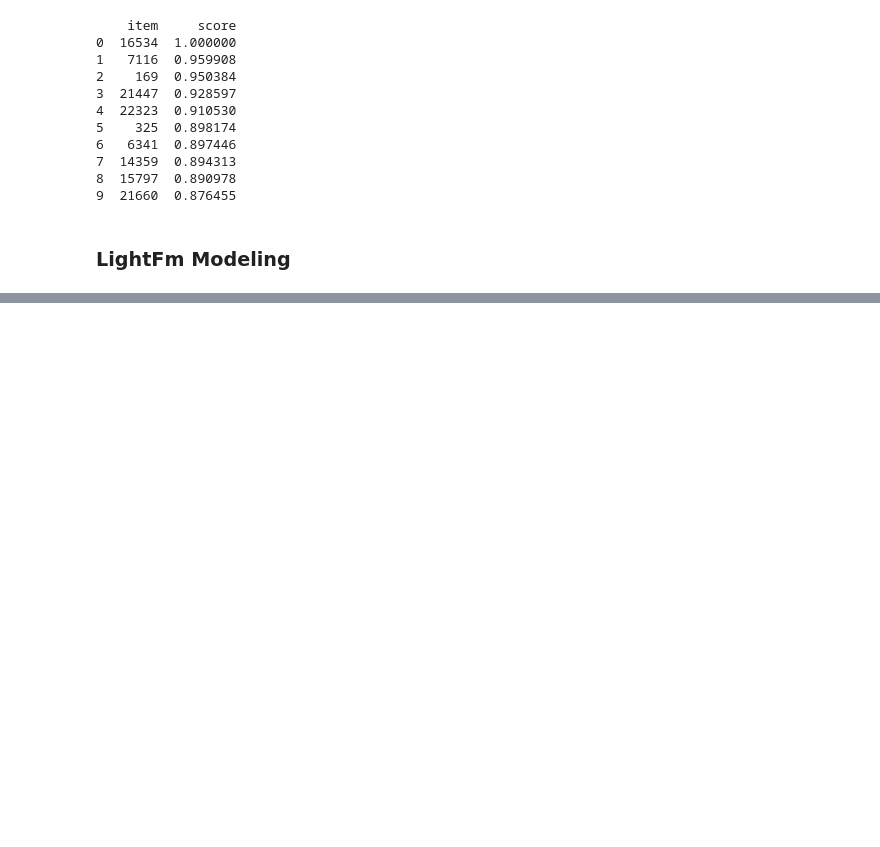
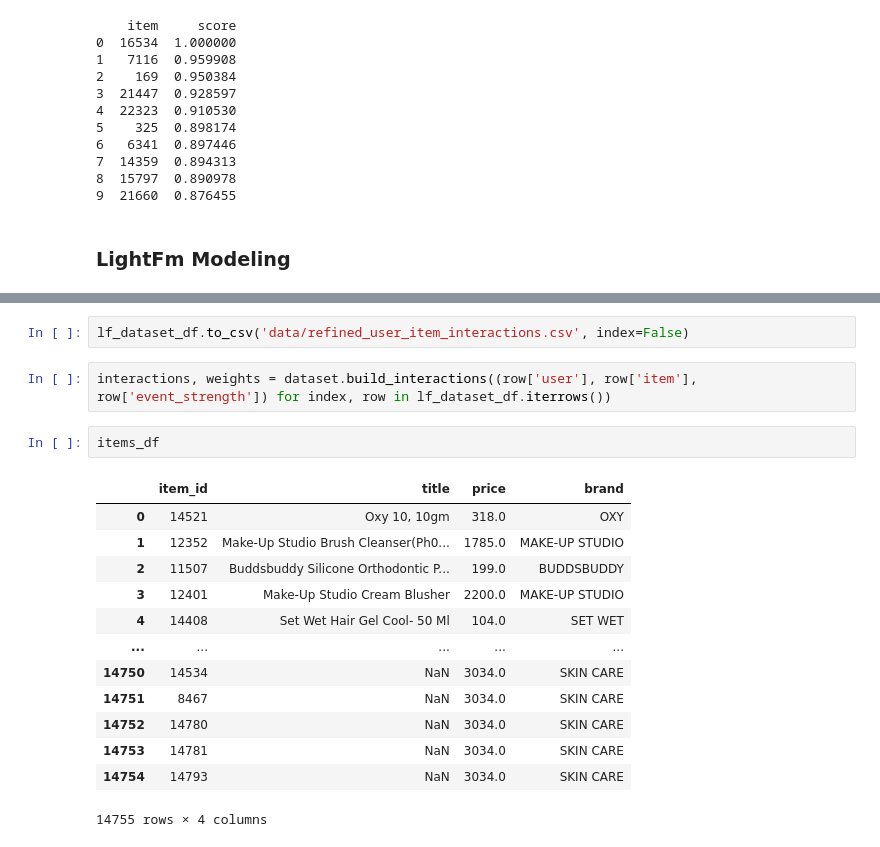
Before and after one commit to khadkarajesh/recommender-system, a Jupyter notebook: notebook.ipynb, the cells around one changed output, grey strips where cells are left out. Saved outputs shown, nothing was run; the diff lists cells and outputs as text; blank space fills up the shorter version.

```diff
--- a/notebook.ipynb
+++ b/notebook.ipynb
@@ -311,0 +400,20 @@ dataset_df.head()
+# %%
+lf_dataset_df.to_csv('data/refined_user_item_interactions.csv', index=False)
+# %%
+interactions, weights = dataset.build_interactions((row['user'], row['item'], row['event_strength']) for index, row in lf_dataset_df.iterrows())
+# %%
+items_df
+# %% [output]
+|  | item_id | title | price | brand |
+| 0 | 14521 | Oxy 10, 10gm | 318.0 | OXY |
+| 1 | 12352 | Make-Up Studio Brush Cleanser(Ph0... | 1785.0 | MAKE-UP STUDIO |
+| 2 | 11507 | Buddsbuddy Silicone Orthodontic P... | 199.0 | BUDDSBUDDY |
+| 3 | 12401 | Make-Up Studio Cream Blusher | 2200.0 | MAKE-UP STUDIO |
+| 4 | 14408 | Set Wet Hair Gel Cool- 50 Ml | 104.0 | SET WET |
+| ... | ... | ... | ... | ... |
+| 14750 | 14534 | NaN | 3034.0 | SKIN CARE |
+| 14751 | 8467 | NaN | 3034.0 | SKIN CARE |
+| 14752 | 14780 | NaN | 3034.0 | SKIN CARE |
+| 14753 | 14781 | NaN | 3034.0 | SKIN CARE |
+| 14754 | 14793 | NaN | 3034.0 | SKIN CARE |
+14755 rows × 4 columns
```
Also changed, not shown: parts of 25 cells of this notebook, 5 other files.
